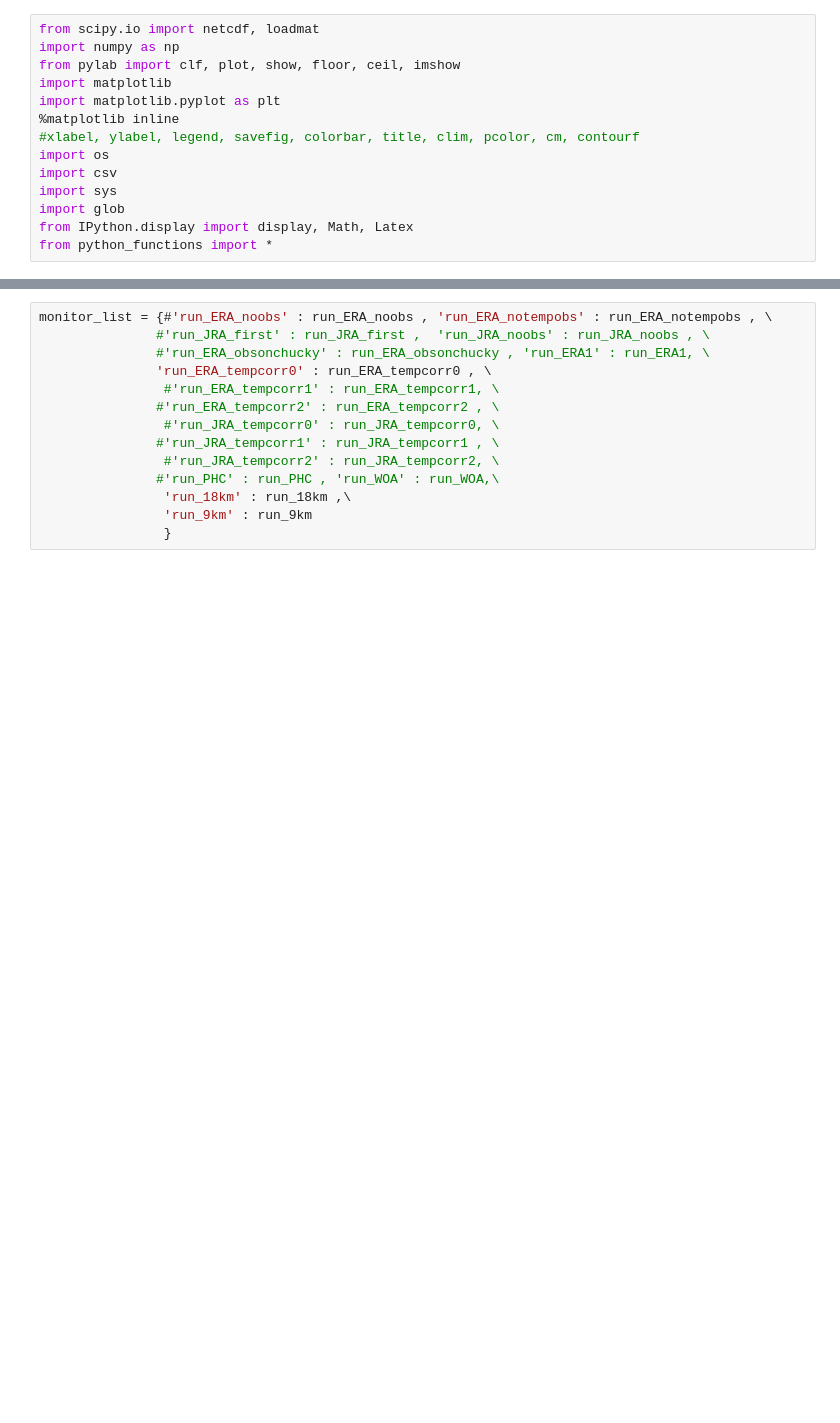
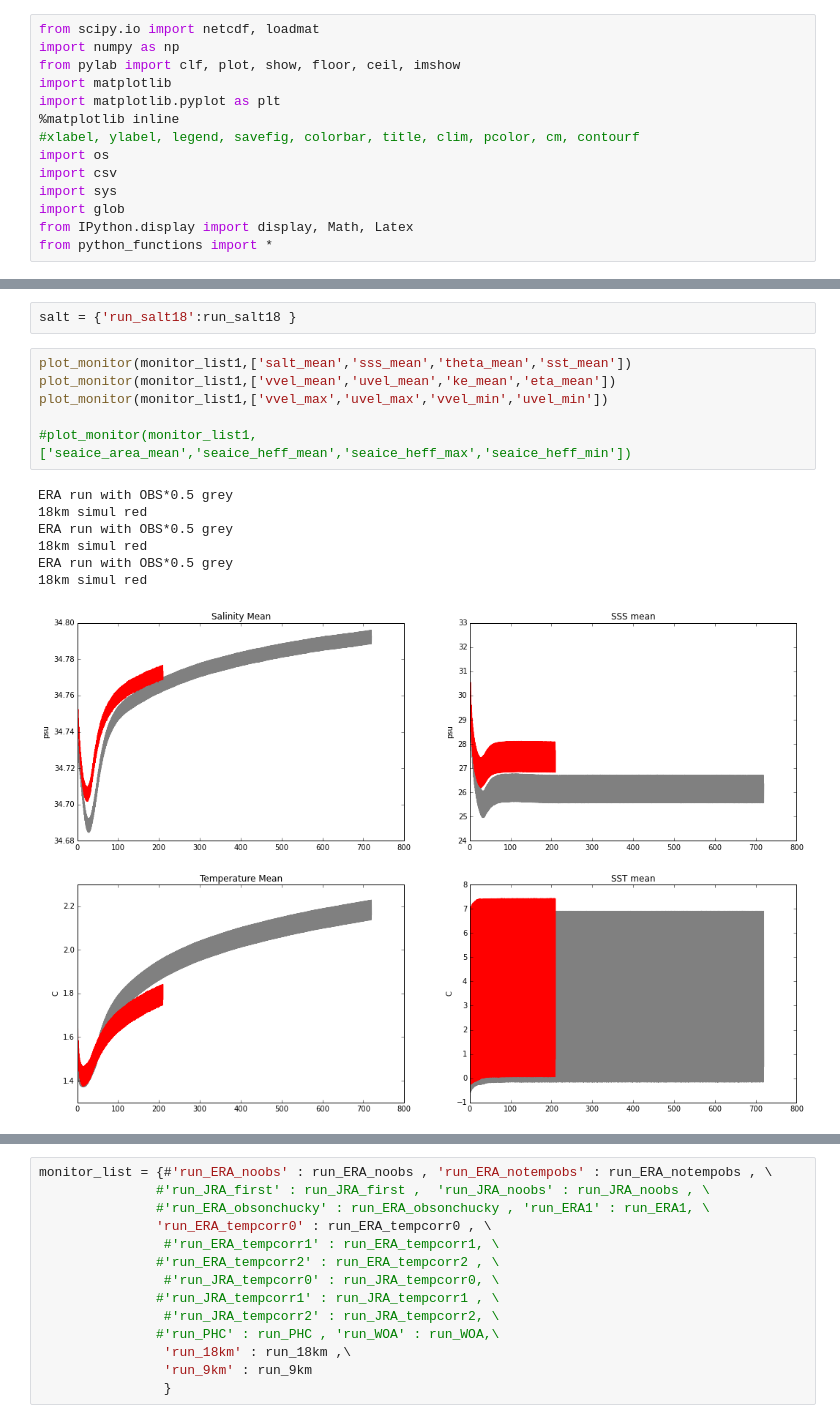
Before and after one commit to AlessandroMozzato/notebooks, a Jupyter notebook: Restart.ipynb, the cells around one changed output, grey strips where cells are left out. Saved outputs shown, nothing was run; the diff lists cells and outputs as text; blank space fills up the shorter version.

```diff
--- a/Restart.ipynb
+++ b/Restart.ipynb
@@ -140,0 +209,16 @@ monitor_list1 = {#'run_ERA_noobs' : run_ERA_noobs , 'run_ERA_notempobs' : run_ER
+# %%
+salt = {'run_salt18':run_salt18 }
+# %%
+plot_monitor(monitor_list1,['salt_mean','sss_mean','theta_mean','sst_mean'])
+plot_monitor(monitor_list1,['vvel_mean','uvel_mean','ke_mean','eta_mean'])
+plot_monitor(monitor_list1,['vvel_max','uvel_max','vvel_min','uvel_min'])
+
+#plot_monitor(monitor_list1,['seaice_area_mean','seaice_heff_mean','seaice_heff_max','seaice_heff_min'])
+# %% [output]
+ERA run with OBS*0.5 grey
+18km simul red
+ERA run with OBS*0.5 grey
+18km simul red
+ERA run with OBS*0.5 grey
+18km simul red
+[figure, added]
```
Also changed, not shown: parts of 16 cells of this notebook, 5 other files.
